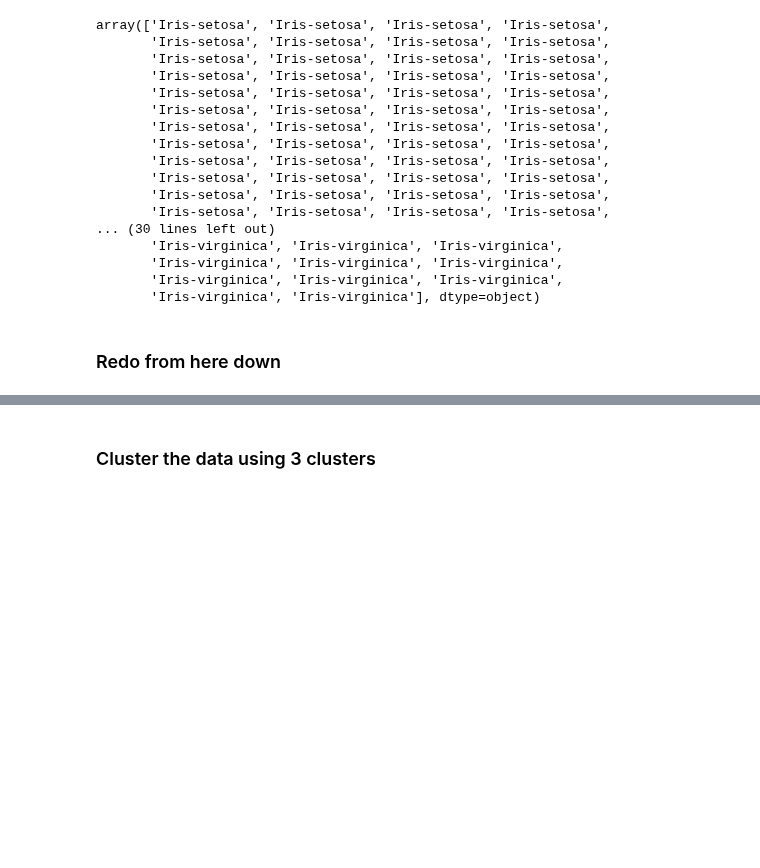
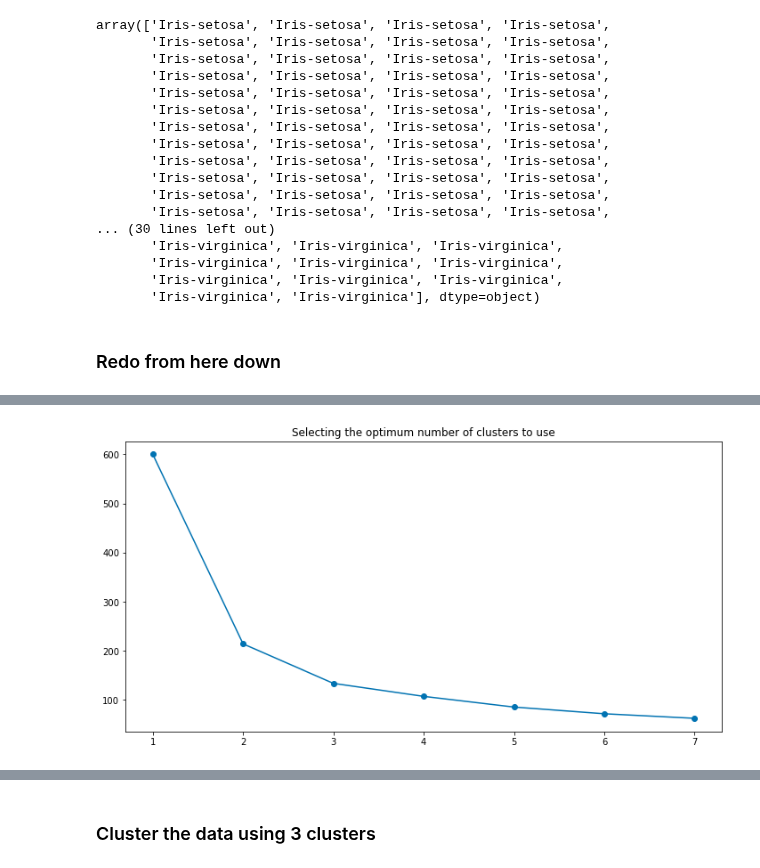
Before and after one commit to angela1C/Machine-Learning-and-Statistics-Tasks-Project-2020, a Jupyter notebook: Tasks.ipynb, the cells around one changed output, grey strips where cells are left out. Cells and saved outputs as stored; diff of their text form; code cells hidden in the pictures; blank space fills up the shorter version.

```diff
--- a/Tasks.ipynb
+++ b/Tasks.ipynb
@@ -1345,2 +1389,21 @@ X.shape # (150,4)
+# %%
+# fitting multiple k-means algorithms and storing the values in an empty list
+Inertia = []
+nclust = 8
+for cluster in range(1,nclust):
+    kmeans = skcl.KMeans(n_clusters = cluster, init='k-means++', random_state = 0)
+    kmeans.fit(X_scaled)
+    Inertia.append(kmeans.inertia_)
+
+# converting the results into a dataframe and plotting them
+res = pd.DataFrame({'Cluster':range(1,nclust), 'Inertia':Inertia})
+plt.figure(figsize=(12,6))
+plt.plot(res['Cluster'], res['Inertia'], marker='o')
+plt.title("Selecting the optimum number of clusters to use")
+plt.xlabel= ('Number of clusters')
+plt.ylabel=('Inertia')
+plt.show()
+# %% [output]
+[figure, added]
 # %%
 # Perform kmeans fitting.
```
Also changed, not shown: parts of 49 cells of this notebook.
